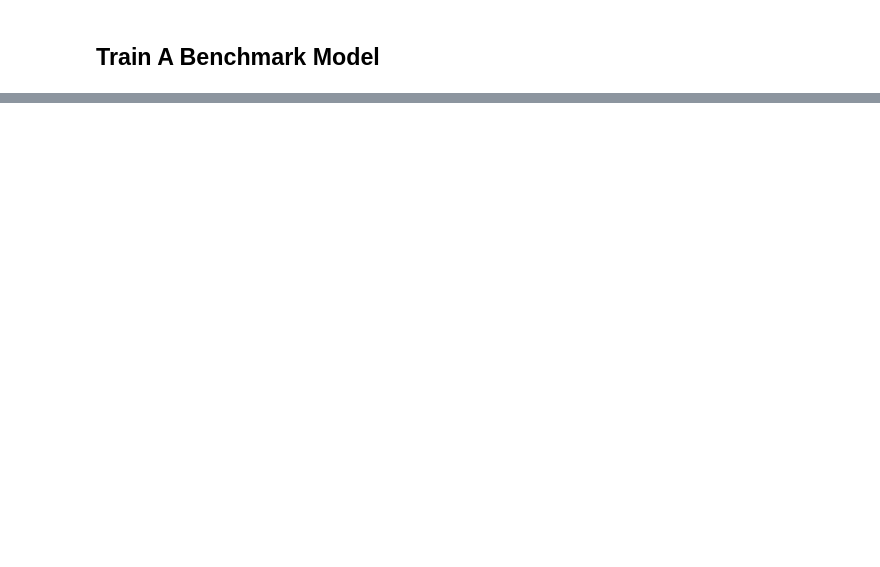
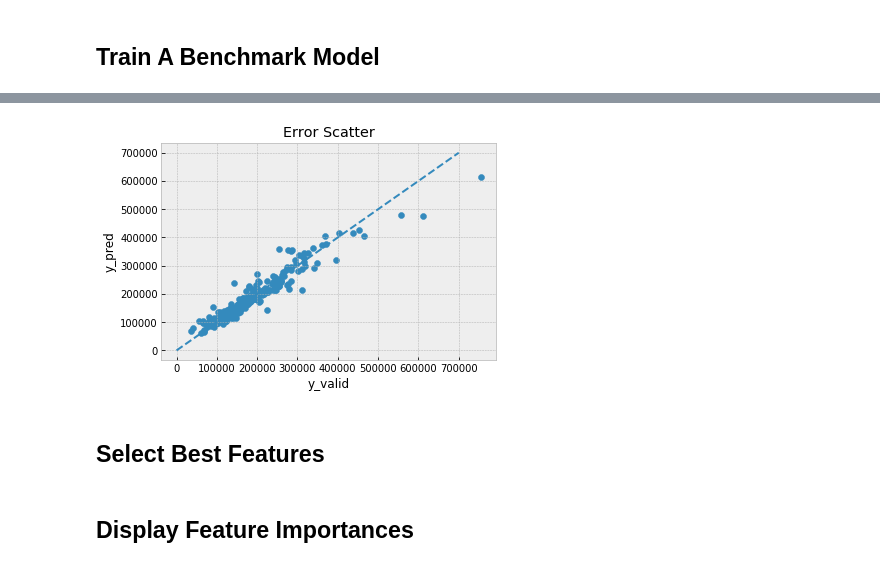
Before and after one commit to rossrco/ames_housing_ml, a Jupyter notebook: eda.ipynb, the cells around one changed output, grey strips where cells are left out. Saved outputs shown, nothing was run; the diff lists cells and outputs as text; code cells hidden in the pictures; blank space fills up the shorter version.

```diff
--- a/eda.ipynb
+++ b/eda.ipynb
@@ -269,0 +278,11 @@ The maximal error is: 134126
+# %%
+plt.scatter(y_valid, y_pred)
+plt.title('Error Scatter')
+plt.xlabel('y_valid')
+plt.ylabel('y_pred')
+plt.plot([0, 7e5], [0, 7e5], ls='--')
+plt.show()
+# %% [output]
+[figure, added]
+# %% [markdown]
+## Select Best Features
@@ -269,0 +294,2 @@ The maximal error is: 134126
+# %% [markdown]
+## Display Feature Importances
```
Also changed, not shown: parts of 11 cells of this notebook.
